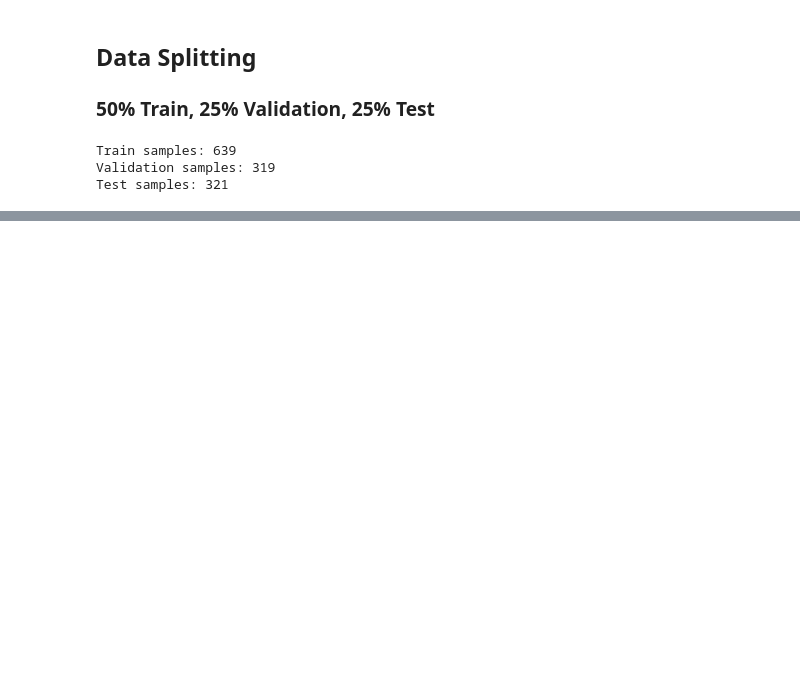
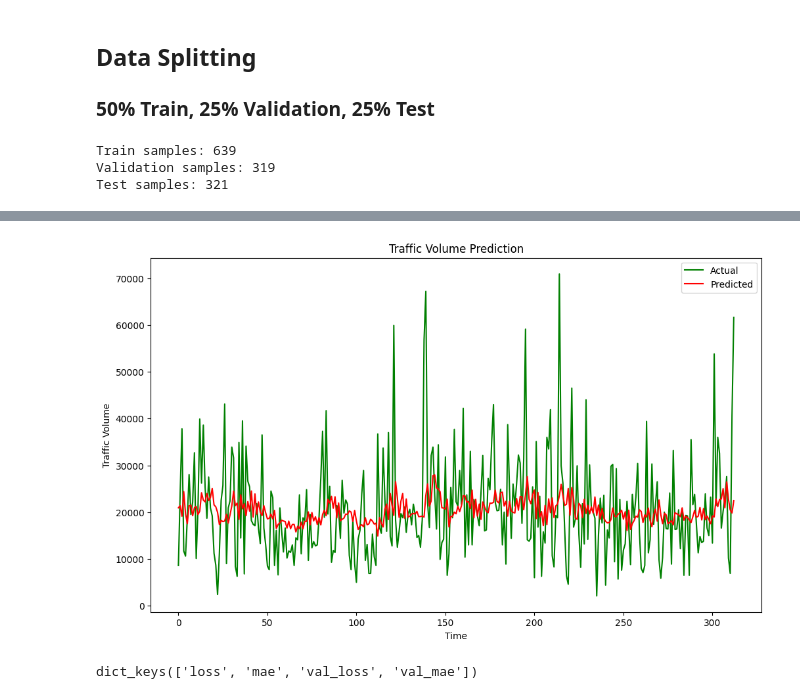
Before and after one commit to TariqAlhathloul/Time-Series-Forecasting-Project, a Jupyter notebook: WorkSpace/traffic_Counts.ipynb, the cells around one changed output, grey strips where cells are left out. Drawn from its saved outputs; the diff is of its cells as text; code cells hidden in the pictures; blank space fills up the shorter version.

```diff
--- a/WorkSpace/traffic_Counts.ipynb
+++ b/WorkSpace/traffic_Counts.ipynb
@@ -234,0 +265,2 @@ array([ 0.12564628, -0.47474986,  0.11814133, -0.24960131, -0.26461121,
+# %%
+train, val, test = traffic_volume[0: train_samples, :], traffic_volume[train_samples: train_samples + val_samples, :], traffic_volume[train_samples + val_samples: len(traffic_volume), :]
@@ -234,0 +277,14 @@ array([ 0.12564628, -0.47474986,  0.11814133, -0.24960131, -0.26461121,
+# %%
+def create_dataset(dataset, time_step):
+  X, Y = [], []
+  for i in range(len(dataset) - time_step -1):
+    a = dataset[i: (i + time_step), 0]
+    X.append(a)
+    Y.append(dataset[i + time_step, 0])
+
+  return np.array(X), np.array(Y)
+# %%
+time_step = 7
+train_X, trainY = create_dataset(train, time_step)
+val_X, val_Y = create_dataset(val, time_step)
+test_X, testY = create_dataset(test, time_step)
@@ -234,0 +299,4 @@ array([ 0.12564628, -0.47474986,  0.11814133, -0.24960131, -0.26461121,
+# %%
+train_X = np.reshape(train_X, (train_X.shape[0], 1, train_X.shape[1]))
+val_X = np.reshape(val_X, (val_X.shape[0], 1, val_X.shape[1]))
+test_X = np.reshape(test_X, (test_X.shape[0], 1, test_X.shape[1]))
@@ -234,0 +464,14 @@ array([ 0.12564628, -0.47474986,  0.11814133, -0.24960131, -0.26461121,
+# %%
+predictions = model2.predict(test_X)
+predictions_rescaled = min_max.inverse_transform(np.concatenate((predictions, np.zeros((predictions.shape[0], 4))), axis=1))[:, 0]
+Y_test_rescaled = min_max.inverse_transform(np.concatenate((testY.reshape(-1, 1), np.zeros((testY.shape[0],4))), axis=1))[:, 0]
+
+plt.figure(figsize=(12, 7))
+plt.plot(Y_test_rescaled, label='Actual', color='g')
+plt.plot(predictions_rescaled, label='Predicted', color='r')
+plt.xlabel("Time")
+plt.ylabel("Traffic Volume")
+plt.title("Traffic Volume Prediction")
+plt.legend()
+plt.show()
+# %% [output]
@@ -234,0 +479,5 @@ array([ 0.12564628, -0.47474986,  0.11814133, -0.24960131, -0.26461121,
+[figure, added]
+# %%
+history2.history.keys()
+# %% [output]
+dict_keys(['loss', 'mae', 'val_loss', 'val_mae'])
```
Also changed, not shown: parts of 67 cells of this notebook, 3 other files.
